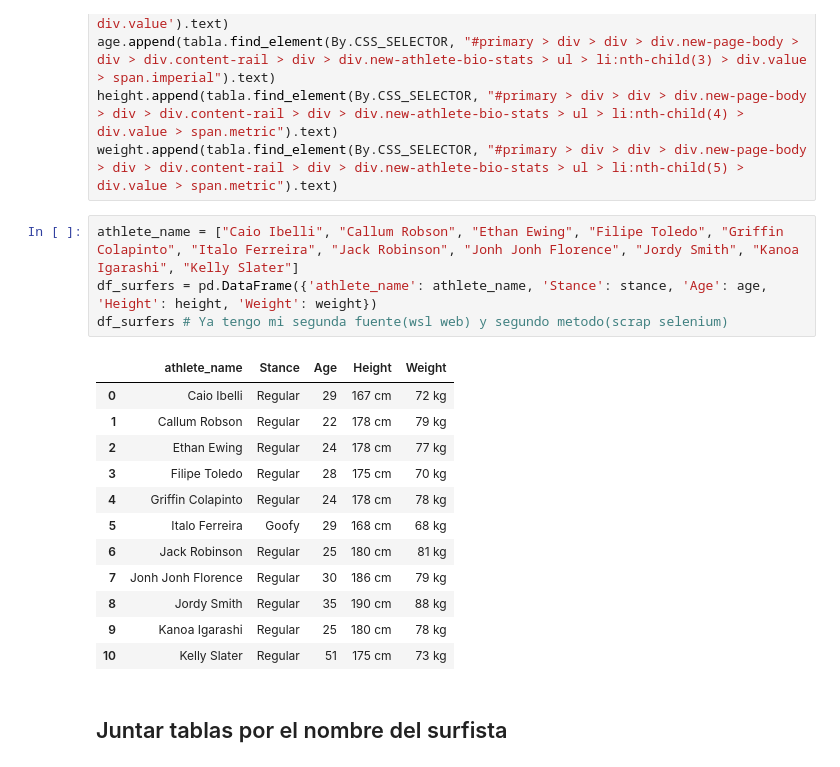
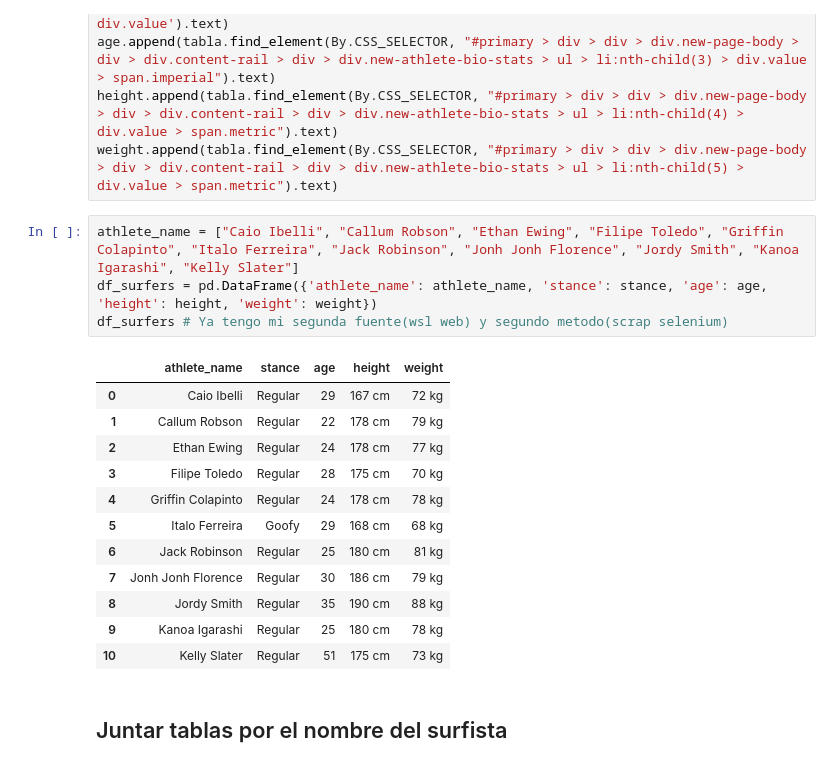
Before and after one commit to Lorensou/-w4-project_ETL, a Jupyter notebook: df_wsl.ipynb, the cells around one changed output. Saved outputs shown, nothing was run; the diff lists cells and outputs as text.

```diff
--- a/df_wsl.ipynb
+++ b/df_wsl.ipynb
@@ -384,10 +384,10 @@ height.append(tabla.find_element(By.CSS_SELECTOR, "#primary > div > div > div.ne
 weight.append(tabla.find_element(By.CSS_SELECTOR, "#primary > div > div > div.new-page-body > div > div.content-rail > div > div.new-athlete-bio-stats > ul > li:nth-child(5) > div.value > span.metric").text)
 # %%
 athlete_name = ["Caio Ibelli", "Callum Robson", "Ethan Ewing", "Filipe Toledo", "Griffin Colapinto", "Italo Ferreira", "Jack Robinson", "Jonh Jonh Florence", "Jordy Smith", "Kanoa Igarashi", "Kelly Slater"]
-df_surfers = pd.DataFrame({'athlete_name': athlete_name, 'Stance': stance, 'Age': age, 'Height': height, 'Weight': weight})
+df_surfers = pd.DataFrame({'athlete_name': athlete_name, 'stance': stance, 'age': age, 'height': height, 'weight': weight})
 df_surfers # Ya tengo mi segunda fuente(wsl web) y segundo metodo(scrap selenium)
 # %% [output]
-|  | athlete_name | Stance | Age | Height | Weight |
+|  | athlete_name | stance | age | height | weight |
 | 0 | Caio Ibelli | Regular | 29 | 167 cm | 72 kg |
 | 1 | Callum Robson | Regular | 22 | 178 cm | 79 kg |
 | 2 | Ethan Ewing | Regular | 24 | 178 cm | 77 kg |
```
Also changed, not shown: parts of 2 cells of this notebook, 1 other file.
